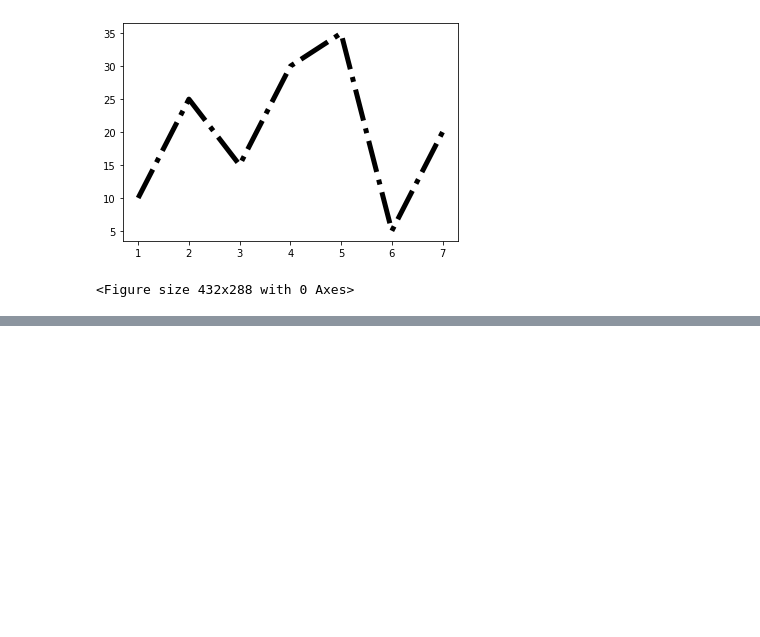
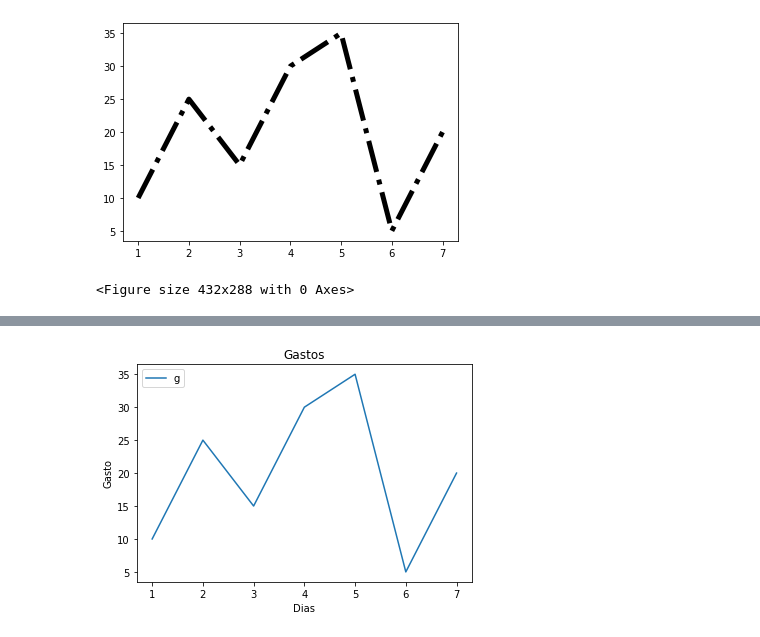
Before and after one commit to josecodetech/matplotlib, a Jupyter notebook: matplotlib.ipynb, the cells around one changed output, grey strips where cells are left out. Drawn from its saved outputs; the diff is of its cells as text; code cells hidden in the pictures; blank space fills up the shorter version.

```diff
--- a/matplotlib.ipynb
+++ b/matplotlib.ipynb
@@ -27,0 +51,11 @@ plt.savefig("grafica.png")
+# %%
+#Etiquetas
+plt.title("Gastos")
+plt.xlabel("Dias")
+plt.ylabel("Gasto")
+#plt.xticks(range(1,5,2))
+plt.plot(dias,gasto)
+plt.legend(('gasto'),loc='upper left')
+plt.show()
+# %% [output]
+[figure, added]
```
Also changed, not shown: parts of 4 cells of this notebook.
